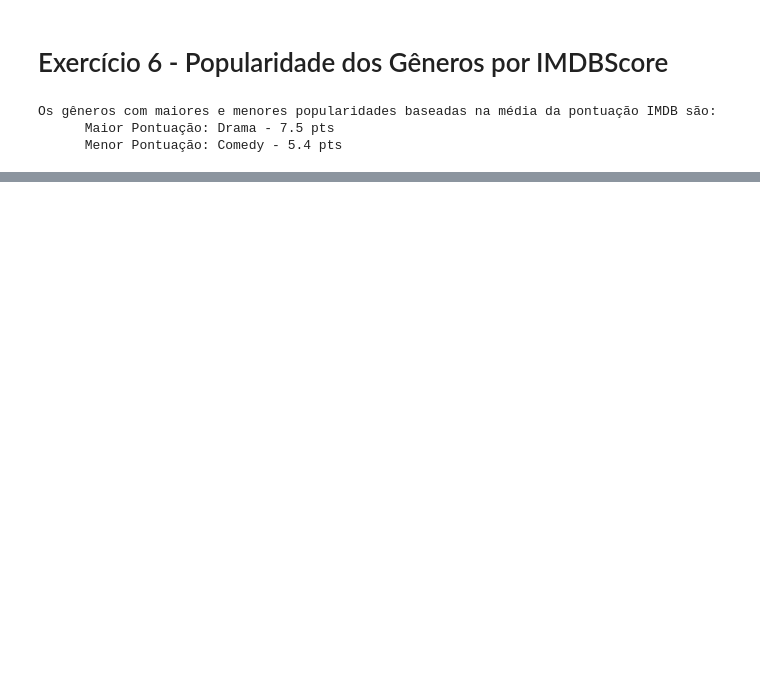
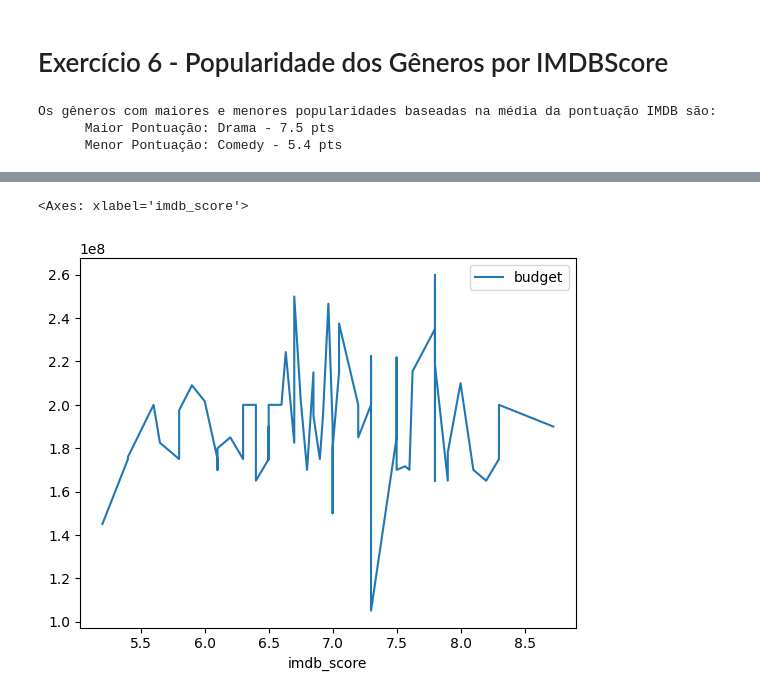
Before and after one commit to ltsmartins/AdaDS, a Jupyter notebook: TecnicasProgramacao/Ex06.ipynb, the cells around one changed output, grey strips where cells are left out. Drawn from its saved outputs; the diff is of its cells as text; code cells hidden in the pictures; blank space fills up the shorter version.

```diff
--- a/TecnicasProgramacao/Ex06.ipynb
+++ b/TecnicasProgramacao/Ex06.ipynb
@@ -128,0 +167,3 @@ Os gêneros com maiores e menores popularidades baseadas na média da pontuaçã
+# %%
+df_temp3 = df.groupby('director_name').agg({'movie_title':'count', 'budget':'mean', 'imdb_score':'mean'}).reset_index().sort_values('imdb_score', ascending=False).dropna().reset_index(drop=True)
+display(df_temp3.head(15))
@@ -128,0 +189,5 @@ Os gêneros com maiores e menores popularidades baseadas na média da pontuaçã
+# %%
+df_temp3.plot(x='imdb_score', y='budget')
+# %% [output]
+<Axes: xlabel='imdb_score'>
+[figure, added]
```
Also changed, not shown: parts of 13 cells of this notebook.
